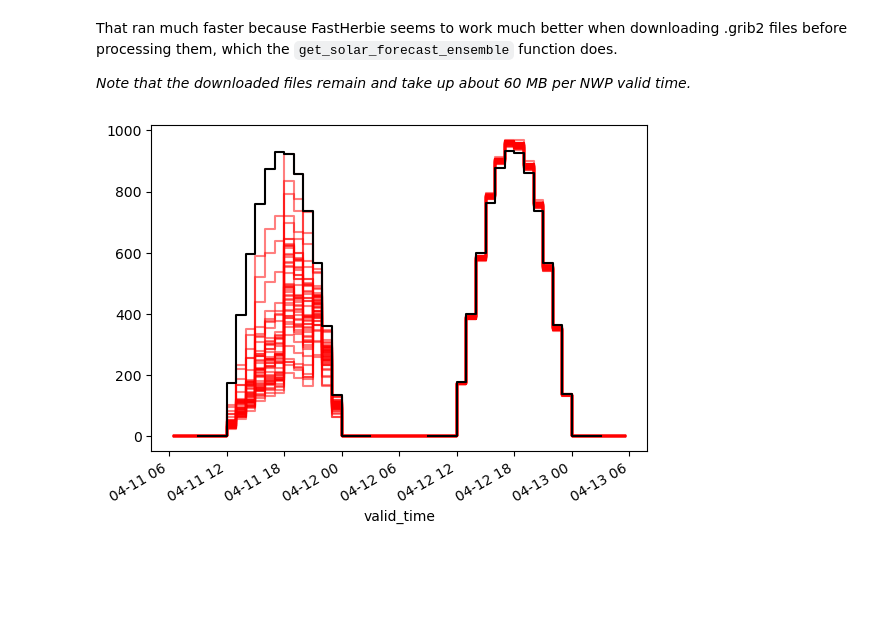
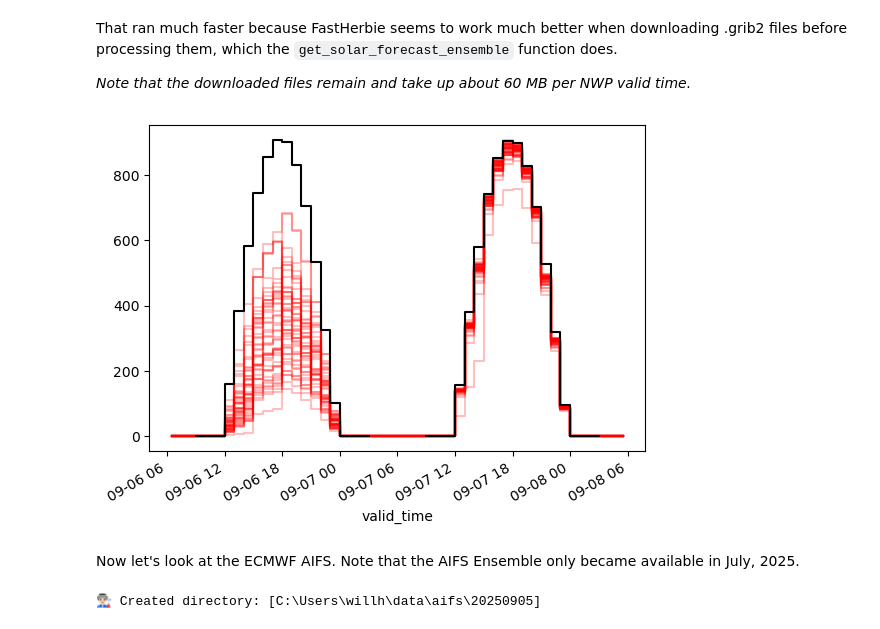
Before and after one commit to williamhobbs/energy-forecasting-tools, a Jupyter notebook: ensemble_example.ipynb, the cells around one changed output. Saved outputs shown, nothing was run; the diff lists cells and outputs as text; code cells hidden in the pictures; blank space fills up the shorter version.

```diff
--- a/ensemble_example.ipynb
+++ b/ensemble_example.ipynb
@@ -12,7 +12,7 @@ Define input variables. Right now, this function only works with ECMWF IFS, but
 
 The function gets an irradiance forecast using the same approach for IFS in `get_solar_forecast_fast()`, but for multiple ensemble members (up to 50). For temperature, it only gets the ensemble mean, and for wind speed, it just fills in 2 m/s to speed things up a bit.
 # %%
-init_date = pd.to_datetime('2024-04-10 12:00')
+init_date = pd.to_datetime('2025-09-05 12:00')
 latitude = [33.5, 32, 33]
 longitude = [-88.5, -89, -91]
 num_members = 4 # up to 50 for IFS
@@ -51,11 +53,20 @@ That ran much faster because FastHerbie seems to work much better when downloadi
 
 *Note that the downloaded files remain and take up about 60 MB per NWP valid time.*
 # %%
-member_list = resource_all['member'].unique()
+resource = resource_all.copy()
+member_list = resource['member'].unique()
 point = 0
 for member in member_list:
-    resource_all[(resource_all['member'] == member) & (resource_all['point'] == point)]['ghi'].plot(drawstyle='steps-mid', color='red', alpha=0.5)
-resource_all[(resource_all['member'] == member_list[0]) & (resource_all['point'] == point)]['ghi_clear'].plot(label='clear sky', color='black', drawstyle='steps-mid')
+    resource[(resource['member'] == member) & (resource['point'] == point)]['ghi'].plot(drawstyle='steps-mid', color='red', alpha=0.25)
+resource[(resource['member'] == member_list[0]) & (resource['point'] == point)]['ghi_clear'].plot(label='clear sky', color='black', drawstyle='steps-mid')
 plt.show()
 # %% [output]
-[figure, old version]
+[figure, new version]
+# %% [markdown]
+Now let's look at the ECMWF AIFS. Note that the AIFS Ensemble only became available in July, 2025.
+# %%
+resource_aifs = get_solar_forecast_ensemble(
+    latitude, longitude, init_date, run_length,
+    lead_time_to_start, model='aifs', attempts=attempts)
+# %% [output]
+👨🏻‍🏭 Created directory: [C:\Users\willh\data\aifs\20250905]
```
Also changed, not shown: parts of 7 cells of this notebook.
